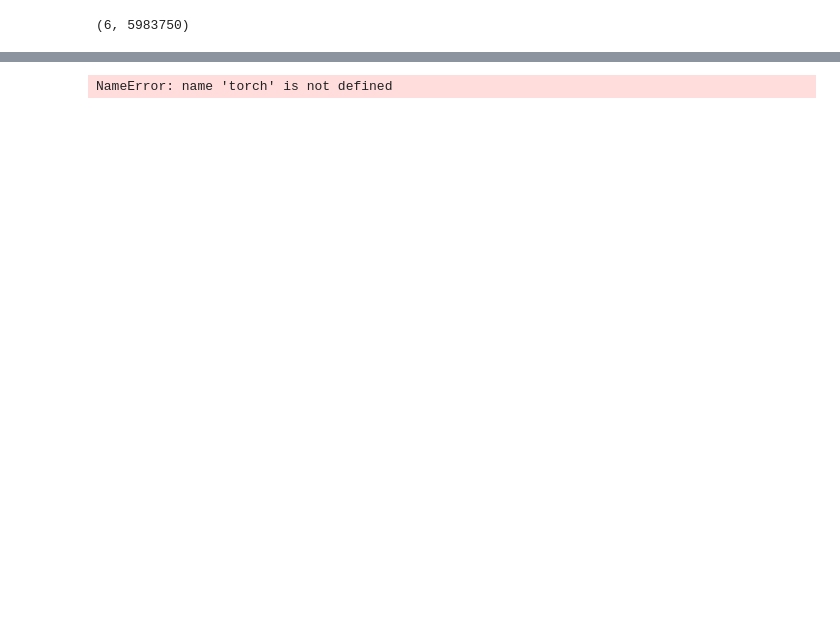
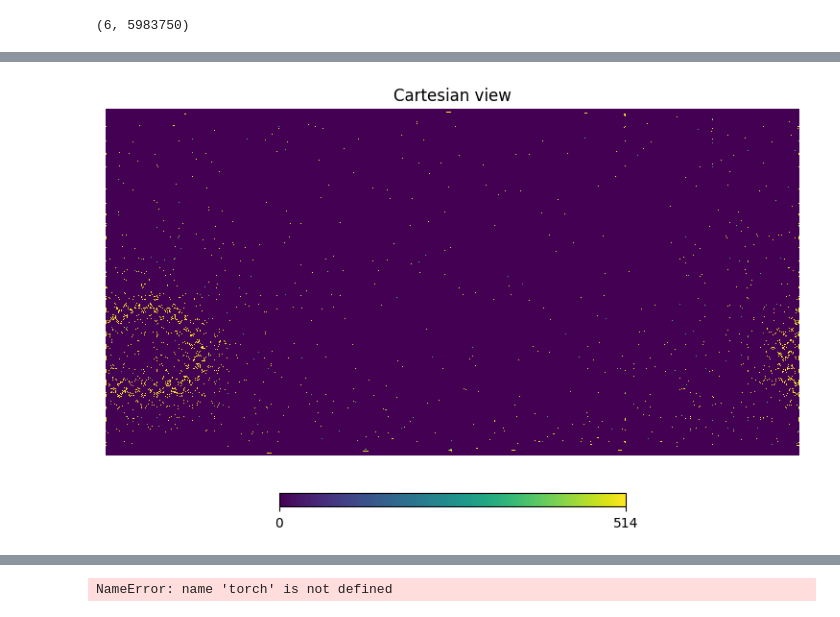
Before and after one commit to zoglauer/nn-response-approximation, a Jupyter notebook: read_pkl.ipynb, the cells around one changed output, grey strips where cells are left out. Cells and saved outputs as stored; diff of their text form; code cells hidden in the pictures; blank space fills up the shorter version.

```diff
--- a/read_pkl.ipynb
+++ b/read_pkl.ipynb
@@ -26,11 +26,11 @@ def find_nearest_num(x):
 from math import sqrt
 
 
-NSIDE = 512
-NUMPIX = 12 * NSIDE ** 2
+# NSIDE = 512
+# NUMPIX = 12 * NSIDE ** 2
 
-# NSIDE = int(sqrt(NUMPIX // 12))
-# NUMPIX = find_nearest_num(num_vals)
+NUMPIX = find_nearest_num(num_vals)
+NSIDE = int(sqrt(NUMPIX // 12))
 
 
 print("NSIDE: ", NSIDE)
@@ -98,3 +126,7 @@ hp.mollview(y)
+# %%
+hp.cartview(y)
+# %% [output]
+[figure, added]
 # %%
 from mpl_toolkits.mplot3d import Axes3D
 import matplotlib.pyplot as plt
```
Also changed, not shown: parts of 8 cells of this notebook.
